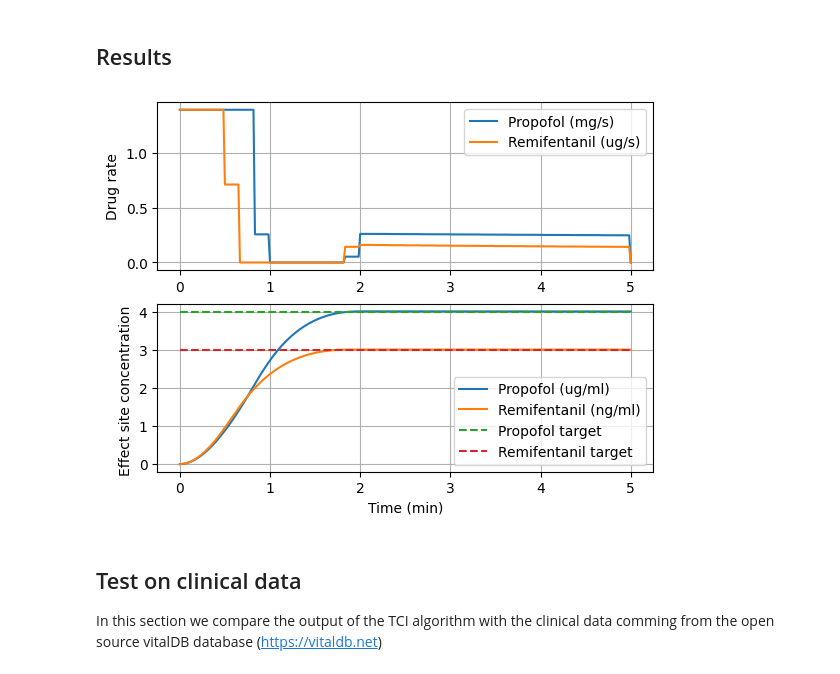
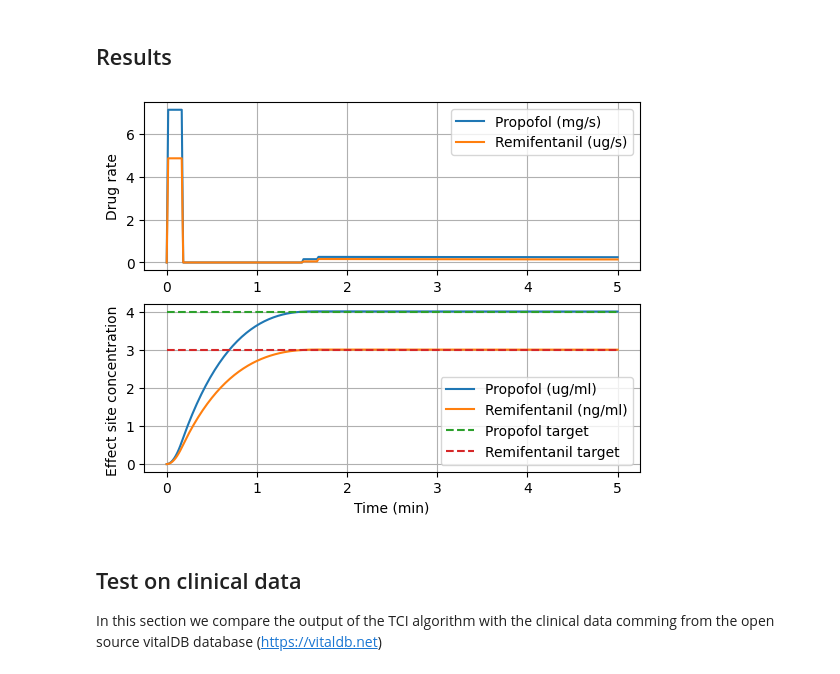
Before and after one commit to bulldize/Python_Anesthesia_Simulator, a Jupyter notebook: docs/source/examples/TCI_example.ipynb, the cells around one changed output. Saved outputs shown, nothing was run; the diff lists cells and outputs as text; code cells hidden in the pictures.

```diff
--- a/docs/source/examples/TCI_example.ipynb
+++ b/docs/source/examples/TCI_example.ipynb
@@ -23,11 +23,11 @@ patient_info = [age, height, weight, gender]
 
 #init the patient simulation
 patient = Patient(patient_info, model_propo='Schnider', model_remi='Minto')
-
-# initialize TCI
-concentration = 10 #mg/ml for Propofol and µg/ml for remifentanil
-tci_propo = TCIController(patient_info, drug_name='Propofol', model_used="Schnider", drug_concentration=concentration)
-tci_remi = TCIController(patient_info, drug_name='Remifentanil', model_used="Minto", drug_concentration=concentration)
+simulator = Simulator(
+    patient,
+    tci_propo='Effect_site',
+    tci_remi='Effect_site',
+)
 # %% [markdown]
 ## Simulation
 # %%
@@ -47,27 +44,27 @@ for time_step in range(N_simu):
 # %%
 # plot effect site concentration and control input
 
 plt.subplot(2, 1, 1)
-plt.plot(patient.dataframe['Time']/60, patient.dataframe['u_propo'], label='Propofol (mg/s)')
-plt.plot(patient.dataframe['Time']/60, patient.dataframe['u_remi'], label='Remifentanil (ug/s)')
+plt.plot(simulator.dataframe['Time']/60, simulator.dataframe['u_propo'], label='Propofol (mg/s)')
+plt.plot(simulator.dataframe['Time']/60, simulator.dataframe['u_remi'], label='Remifentanil (ug/s)')
 plt.ylabel('Drug rate')
 plt.grid()
 plt.legend()
 
 plt.subplot(2, 1, 2)
-plt.plot(patient.dataframe['Time']/60, patient.dataframe['x_propo_4'], label='Propofol (ug/ml)')
-plt.plot(patient.dataframe['Time']/60, patient.dataframe['x_remi_4'], label='Remifentanil (ng/ml)')
+plt.plot(simulator.dataframe['Time']/60, simulator.dataframe['x_propo_4'], label='Propofol (ug/ml)')
+plt.plot(simulator.dataframe['Time']/60, simulator.dataframe['x_remi_4'], label='Remifentanil (ng/ml)')
 #plot target
-plt.plot(patient.dataframe['Time']/60, [propo_target]*len(patient.dataframe['Time']), '--', label='Propofol target')
-plt.plot(patient.dataframe['Time']/60, [remi_target]*len(patient.dataframe['Time']), '--', label='Remifentanil target')
+plt.plot(simulator.dataframe['Time']/60, [propo_target]*len(simulator.dataframe['Time']), '--', label='Propofol target')
+plt.plot(simulator.dataframe['Time']/60, [remi_target]*len(simulator.dataframe['Time']), '--', label='Remifentanil target')
 plt.ylabel('Effect site concentration ')
 plt.xlabel('Time (min)')
 plt.legend()
 plt.grid()
 
 plt.show()
 # %% [output]
-[figure, old version]
+[figure, new version]
 # %% [markdown]
 ## Test on clinical data
 
```
Also changed, not shown: parts of 9 cells of this notebook, 4 other files.
